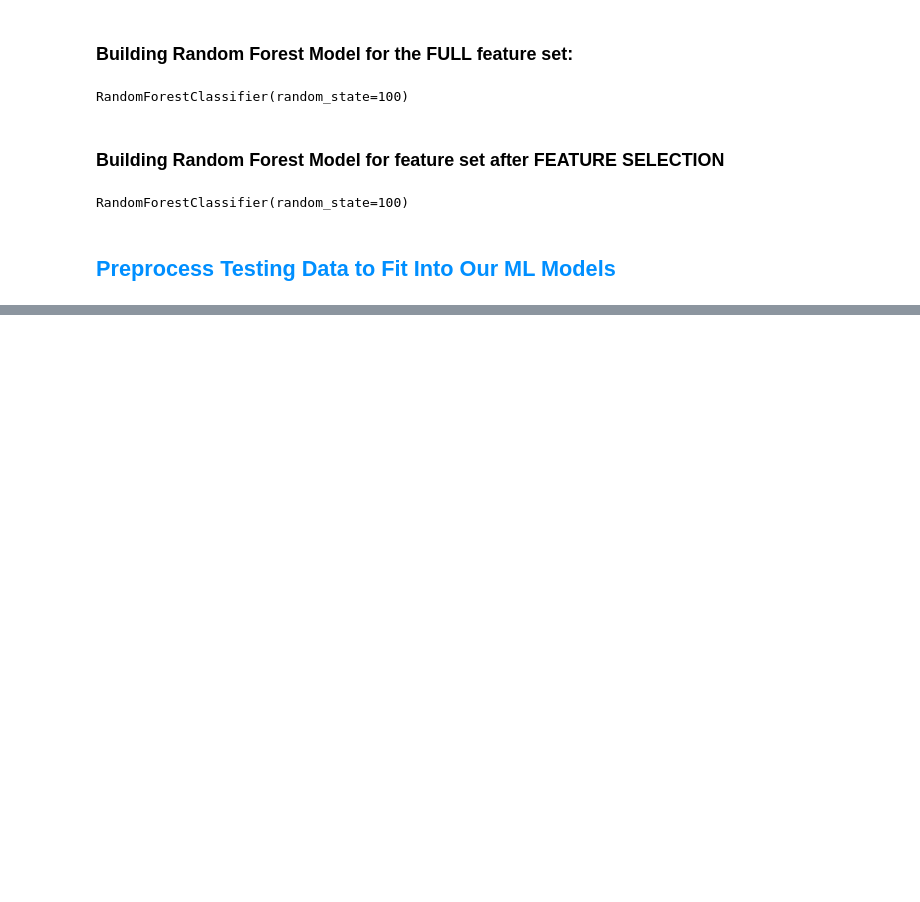
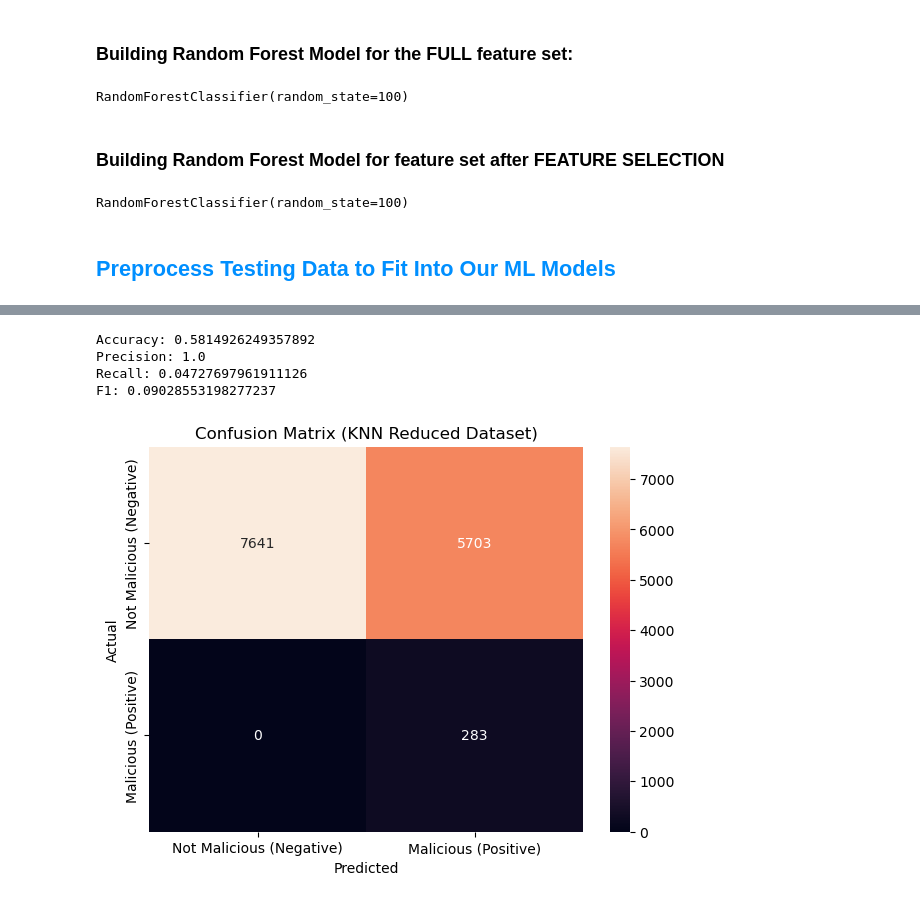
Before and after one commit to JustinBui/CPSC483-URL-Classifier, a Jupyter notebook: 2 - ML Modeling.ipynb, the cells around one changed output, grey strips where cells are left out. Drawn from its saved outputs; the diff is of its cells as text; code cells hidden in the pictures; blank space fills up the shorter version.

```diff
--- a/2 - ML Modeling.ipynb
+++ b/2 - ML Modeling.ipynb
@@ -478,0 +495,10 @@ F1: 0.1336797354747284
+# %%
+knn_reduced_predictions = knn_reduced.predict(X_kbest_features_test)
+# %%
+draw_conf_matrix(actual=y_test, predicted=knn_reduced_predictions, title="Confusion Matrix (KNN Reduced Dataset)")
+# %% [output]
+Accuracy: 0.5814926249357892
+Precision: 1.0
+Recall: 0.04727697961911126
+F1: 0.09028553198277237
+[figure, added]
```
Also changed, not shown: parts of 41 cells of this notebook.
